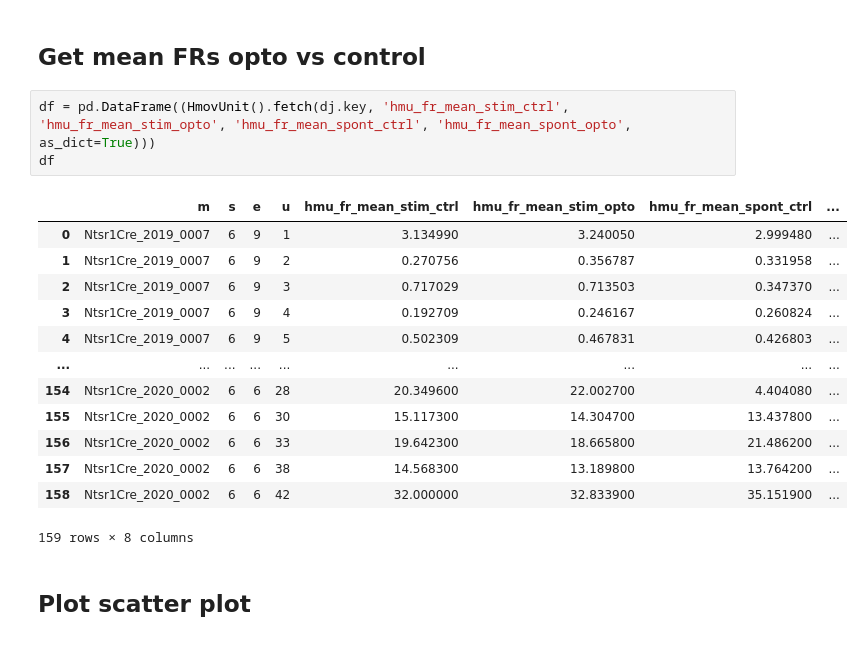
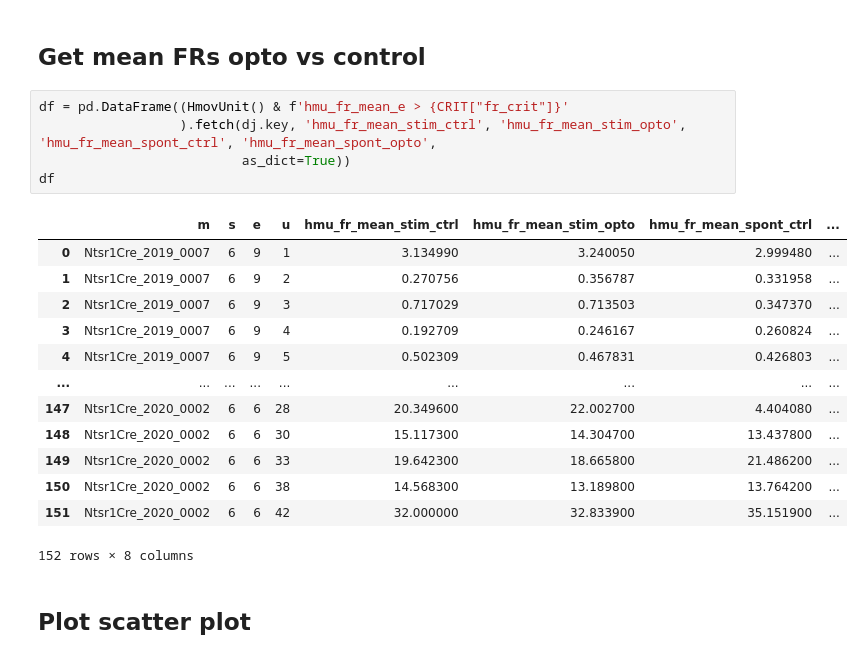
Before and after one commit to yannikbauer/hollymov_code, a Jupyter notebook: hmov_code/fig_01/plot_opto_fr_scatter.ipynb, the cells around one changed output. Saved outputs shown, nothing was run; the diff lists cells and outputs as text.

```diff
--- a/hmov_code/fig_01/plot_opto_fr_scatter.ipynb
+++ b/hmov_code/fig_01/plot_opto_fr_scatter.ipynb
@@ -30,22 +29,24 @@ The autoreload extension is already loaded. To reload it, use:
 # %% [markdown]
 ## Get mean FRs opto vs control
 # %%
-df = pd.DataFrame((HmovUnit().fetch(dj.key, 'hmu_fr_mean_stim_ctrl', 'hmu_fr_mean_stim_opto', 'hmu_fr_mean_spont_ctrl', 'hmu_fr_mean_spont_opto', as_dict=True)))
+df = pd.DataFrame((HmovUnit() & f'hmu_fr_mean_e > {CRIT["fr_crit"]}'
+                  ).fetch(dj.key, 'hmu_fr_mean_stim_ctrl', 'hmu_fr_mean_stim_opto', 'hmu_fr_mean_spont_ctrl', 'hmu_fr_mean_spont_opto',
+                          as_dict=True))
 df
 # %% [output]
 |  | m | s | e | u | hmu_fr_mean_stim_ctrl | hmu_fr_mean_stim_opto | hmu_fr_mean_spont_ctrl | ... |
 | 0 | Ntsr1Cre_2019_0007 | 6 | 9 | 1 | 3.134990 | 3.240050 | 2.999480 | ... |
 | 1 | Ntsr1Cre_2019_0007 | 6 | 9 | 2 | 0.270756 | 0.356787 | 0.331958 | ... |
 | 2 | Ntsr1Cre_2019_0007 | 6 | 9 | 3 | 0.717029 | 0.713503 | 0.347370 | ... |
 | 3 | Ntsr1Cre_2019_0007 | 6 | 9 | 4 | 0.192709 | 0.246167 | 0.260824 | ... |
 | 4 | Ntsr1Cre_2019_0007 | 6 | 9 | 5 | 0.502309 | 0.467831 | 0.426803 | ... |
 | ... | ... | ... | ... | ... | ... | ... | ... | ... |
-| 154 | Ntsr1Cre_2020_0002 | 6 | 6 | 28 | 20.349600 | 22.002700 | 4.404080 | ... |
-| 155 | Ntsr1Cre_2020_0002 | 6 | 6 | 30 | 15.117300 | 14.304700 | 13.437800 | ... |
-| 156 | Ntsr1Cre_2020_0002 | 6 | 6 | 33 | 19.642300 | 18.665800 | 21.486200 | ... |
-| 157 | Ntsr1Cre_2020_0002 | 6 | 6 | 38 | 14.568300 | 13.189800 | 13.764200 | ... |
-| 158 | Ntsr1Cre_2020_0002 | 6 | 6 | 42 | 32.000000 | 32.833900 | 35.151900 | ... |
+| 147 | Ntsr1Cre_2020_0002 | 6 | 6 | 28 | 20.349600 | 22.002700 | 4.404080 | ... |
+| 148 | Ntsr1Cre_2020_0002 | 6 | 6 | 30 | 15.117300 | 14.304700 | 13.437800 | ... |
+| 149 | Ntsr1Cre_2020_0002 | 6 | 6 | 33 | 19.642300 | 18.665800 | 21.486200 | ... |
+| 150 | Ntsr1Cre_2020_0002 | 6 | 6 | 38 | 14.568300 | 13.189800 | 13.764200 | ... |
+| 151 | Ntsr1Cre_2020_0002 | 6 | 6 | 42 | 32.000000 | 32.833900 | 35.151900 | ... |
-159 rows × 8 columns
+152 rows × 8 columns
 # %% [markdown]
 ## Plot scatter plot
 # %%
```
Also changed, not shown: parts of 5 cells of this notebook, 7 other files.
